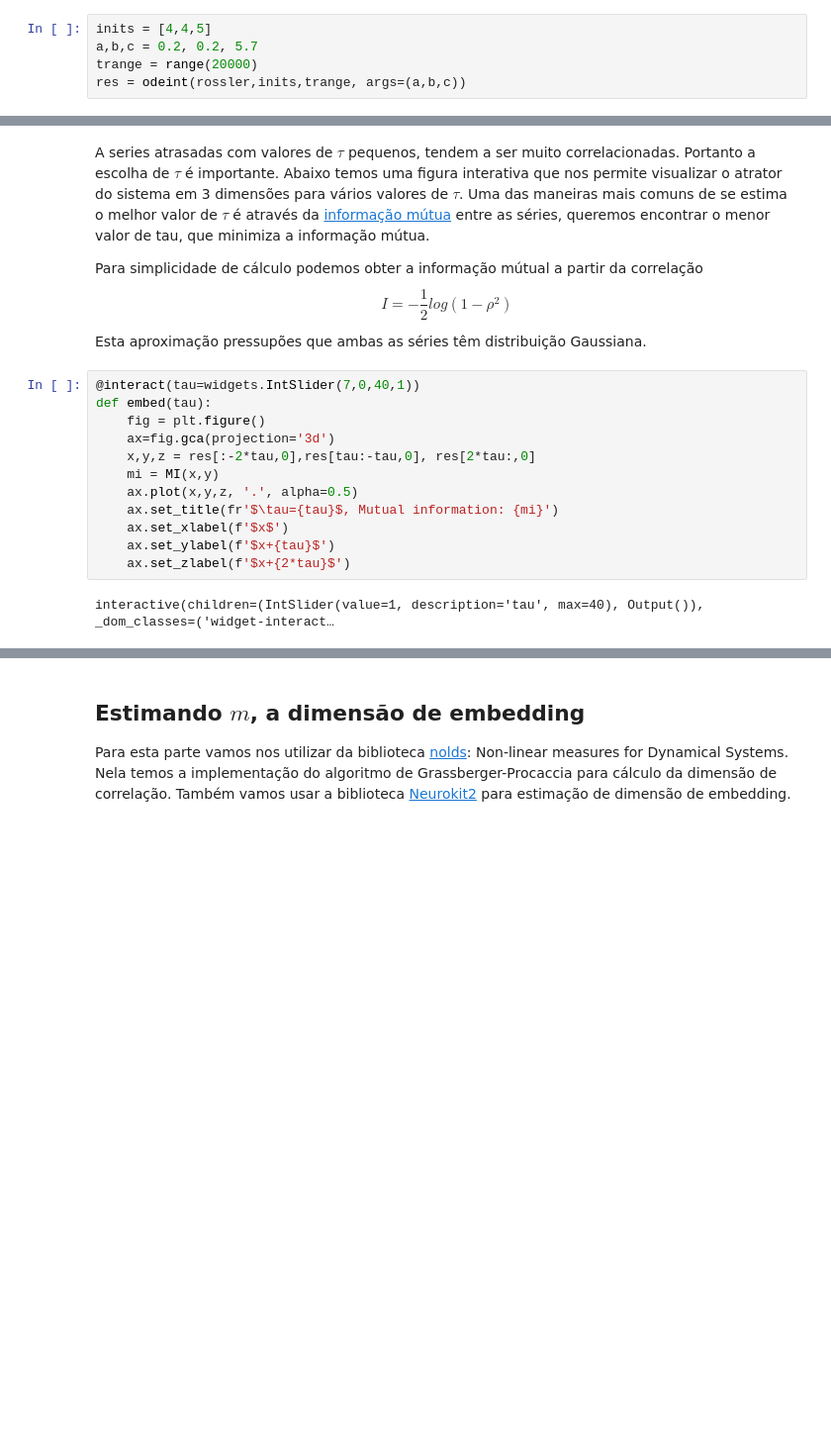
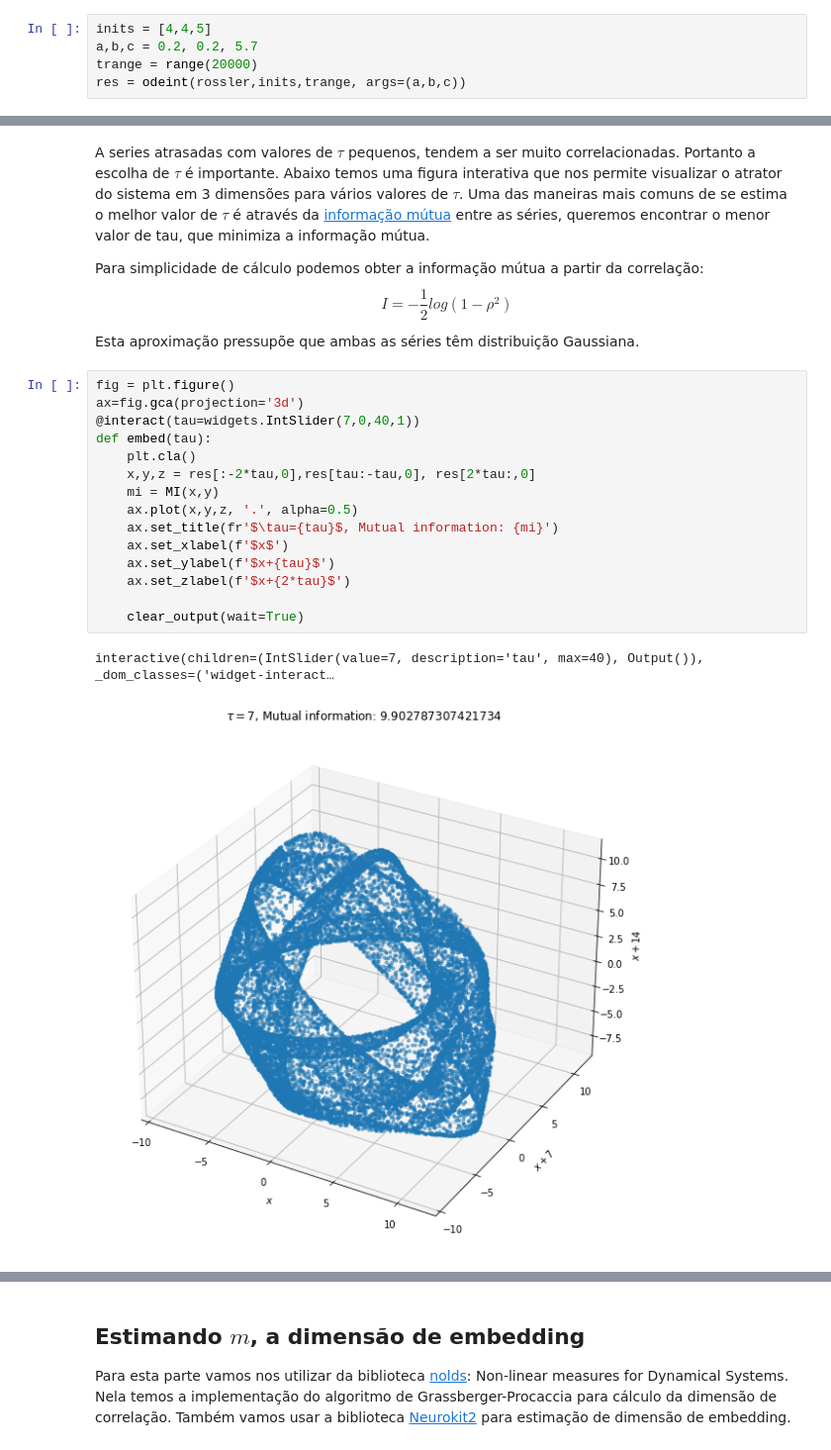
Before and after one commit to fccoelho/sistemas_dinamicos_aplicados, a Jupyter notebook: Sage/Nonlinear Timeseries Analysis.ipynb, the cells around one changed output, grey strips where cells are left out. Shown at 99% size. Cells and saved outputs as stored; diff of their text form; blank space fills up the shorter version.

```diff
--- a/Sage/Nonlinear Timeseries Analysis.ipynb
+++ b/Sage/Nonlinear Timeseries Analysis.ipynb
@@ -50,24 +52,28 @@ ax2.plot(res[:,0],res[:,0], '.');
 # %% [markdown]
 A series atrasadas com valores de $\tau$ pequenos, tendem a ser muito correlacionadas. Portanto a escolha de $\tau$ é importante. Abaixo temos uma figura interativa que nos permite visualizar o atrator do sistema em 3 dimensões para vários valores de $\tau$. Uma das maneiras mais comuns de se estima o melhor valor de $\tau$ é através da [informação mútua](https://en.wikipedia.org/wiki/Mutual_information) entre as séries, queremos encontrar o menor valor de tau, que minimiza a informação mútua.
 
-Para simplicidade de cálculo podemos obter a informação mútual a partir da correlação
+Para simplicidade de cálculo podemos obter a informação mútua a partir da correlação:
 $$I=-\frac{1}{2}log(1-\rho^2)$$
 
-Esta aproximação pressupões que ambas as séries têm distribuição Gaussiana.
+Esta aproximação pressupõe que ambas as séries têm distribuição Gaussiana.
 # %%
+fig = plt.figure()
+ax=fig.gca(projection='3d')
 @interact(tau=widgets.IntSlider(7,0,40,1))
 def embed(tau):
-    fig = plt.figure()
-    ax=fig.gca(projection='3d')
+    plt.cla()
     x,y,z = res[:-2*tau,0],res[tau:-tau,0], res[2*tau:,0]
     mi = MI(x,y)
     ax.plot(x,y,z, '.', alpha=0.5)
     ax.set_title(fr'$\tau={tau}$, Mutual information: {mi}')
     ax.set_xlabel(f'$x$')
     ax.set_ylabel(f'$x+{tau}$')
     ax.set_zlabel(f'$x+{2*tau}$')
+
+    clear_output(wait=True)
 # %% [output]
-interactive(children=(IntSlider(value=1, description='tau', max=40), Output()), _dom_classes=('widget-interact…
+interactive(children=(IntSlider(value=7, description='tau', max=40), Output()), _dom_classes=('widget-interact…
+[figure, added]
 # %%
 # Verificando a distibuição da série.
 f,ax = plt.subplots(1,1,figsize=(10,8))
```
Also changed, not shown: parts of 21 cells of this notebook, 4 other files.
